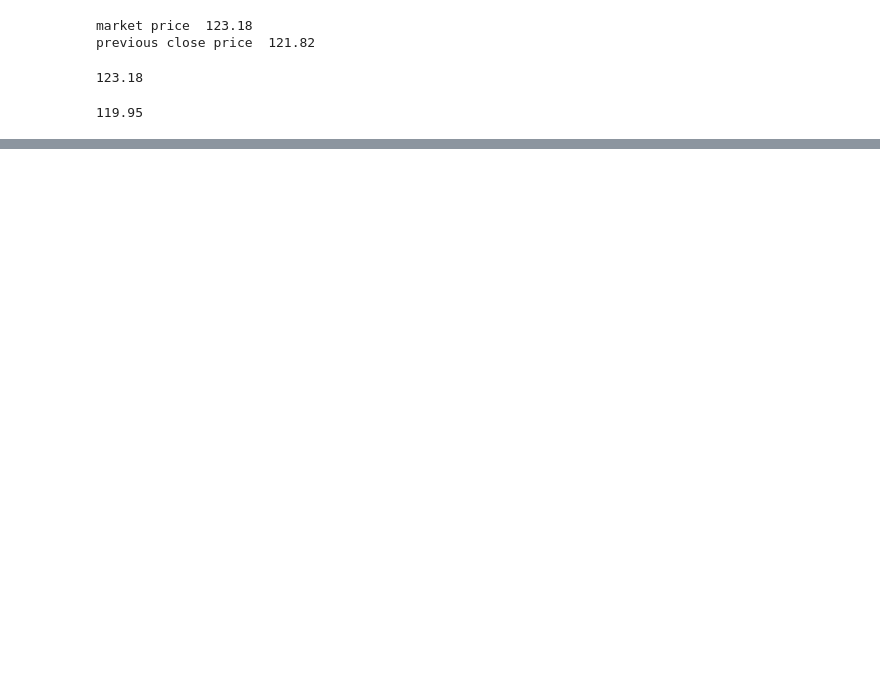
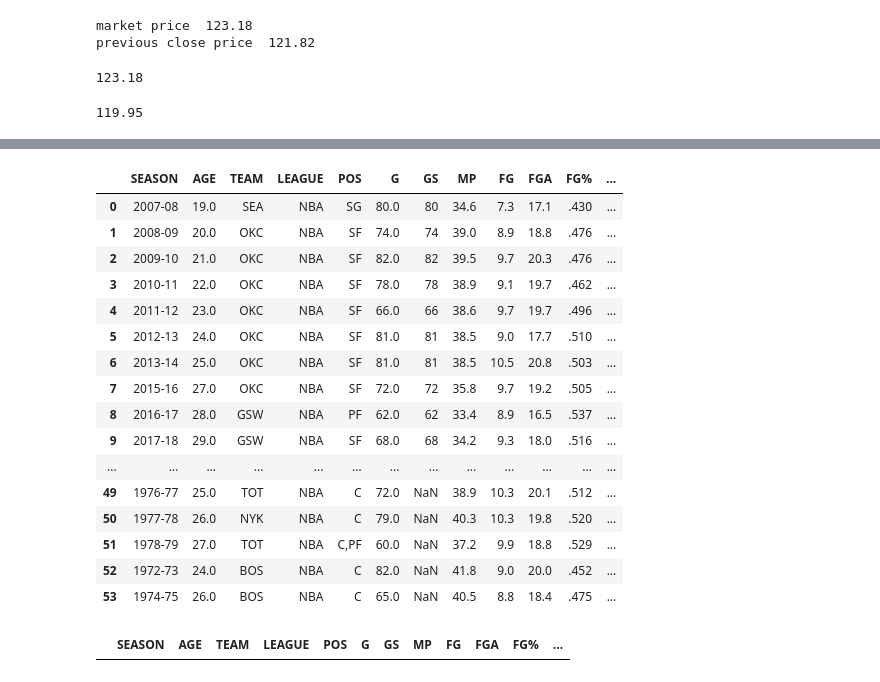
Before and after one commit to etsi123/stock_trading_analysis, a Jupyter notebook: Untitled.ipynb, the cells around one changed output, grey strips where cells are left out. Drawn from its saved outputs; the diff is of its cells as text; code cells hidden in the pictures; blank space fills up the shorter version.

Commit message:
Stats
zz

```diff
--- a/Untitled.ipynb
+++ b/Untitled.ipynb
@@ -67,0 +65,5 @@ initial_price = data.iloc[0].Open
+# %%
+player_df = pd.read_csv('mvp_list.csv')
+player_df = player_df[player_df["Player"].str.contains("Shaq")==False]
+player_df = player_df[player_df["Player"].str.contains("Willis")==False]
+player_df.head()
@@ -67,0 +77,5 @@ initial_price = data.iloc[0].Open
+# %%
+from basketball_reference_scraper.players import get_stats, get_game_logs, get_player_headshot
+df = pd.DataFrame({})
+player_list = player_df.Player.unique().tolist()
+player_list
@@ -67,0 +100,7 @@ initial_price = data.iloc[0].Open
+# %%
+for player in player_list:
+    player_df = get_stats(player, stat_type='PER_GAME', playoffs=False, career=False)
+    player_df['Name'] = player
+    df = pd.concat([df,player_df])
+df = df.reset_index(drop=True)
+df.head()
@@ -67,0 +131,24 @@ initial_price = data.iloc[0].Open
+# %%
+df
+# %% [output]
+|  | SEASON | AGE | TEAM | LEAGUE | POS | G | GS | MP | FG | FGA | FG% | ... |
+| 0 | 2007-08 | 19.0 | SEA | NBA | SG | 80.0 | 80 | 34.6 | 7.3 | 17.1 | .430 | ... |
+| 1 | 2008-09 | 20.0 | OKC | NBA | SF | 74.0 | 74 | 39.0 | 8.9 | 18.8 | .476 | ... |
+| 2 | 2009-10 | 21.0 | OKC | NBA | SF | 82.0 | 82 | 39.5 | 9.7 | 20.3 | .476 | ... |
+| 3 | 2010-11 | 22.0 | OKC | NBA | SF | 78.0 | 78 | 38.9 | 9.1 | 19.7 | .462 | ... |
+| 4 | 2011-12 | 23.0 | OKC | NBA | SF | 66.0 | 66 | 38.6 | 9.7 | 19.7 | .496 | ... |
+| 5 | 2012-13 | 24.0 | OKC | NBA | SF | 81.0 | 81 | 38.5 | 9.0 | 17.7 | .510 | ... |
+| 6 | 2013-14 | 25.0 | OKC | NBA | SF | 81.0 | 81 | 38.5 | 10.5 | 20.8 | .503 | ... |
+| 7 | 2015-16 | 27.0 | OKC | NBA | SF | 72.0 | 72 | 35.8 | 9.7 | 19.2 | .505 | ... |
+| 8 | 2016-17 | 28.0 | GSW | NBA | PF | 62.0 | 62 | 33.4 | 8.9 | 16.5 | .537 | ... |
+| 9 | 2017-18 | 29.0 | GSW | NBA | SF | 68.0 | 68 | 34.2 | 9.3 | 18.0 | .516 | ... |
+| ... | ... | ... | ... | ... | ... | ... | ... | ... | ... | ... | ... | ... |
+| 49 | 1976-77 | 25.0 | TOT | NBA | C | 72.0 | NaN | 38.9 | 10.3 | 20.1 | .512 | ... |
+| 50 | 1977-78 | 26.0 | NYK | NBA | C | 79.0 | NaN | 40.3 | 10.3 | 19.8 | .520 | ... |
+| 51 | 1978-79 | 27.0 | TOT | NBA | C,PF | 60.0 | NaN | 37.2 | 9.9 | 18.8 | .529 | ... |
+| 52 | 1972-73 | 24.0 | BOS | NBA | C | 82.0 | NaN | 41.8 | 9.0 | 20.0 | .452 | ... |
+| 53 | 1974-75 | 26.0 | BOS | NBA | C | 65.0 | NaN | 40.5 | 8.8 | 18.4 | .475 | ... |
+# %%
+df[df['Name'] == 'LeBron James']
+# %% [output]
+|  | SEASON | AGE | TEAM | LEAGUE | POS | G | GS | MP | FG | FGA | FG% | ... |
```
Also changed, not shown: parts of 19 cells of this notebook, 1 other file.
